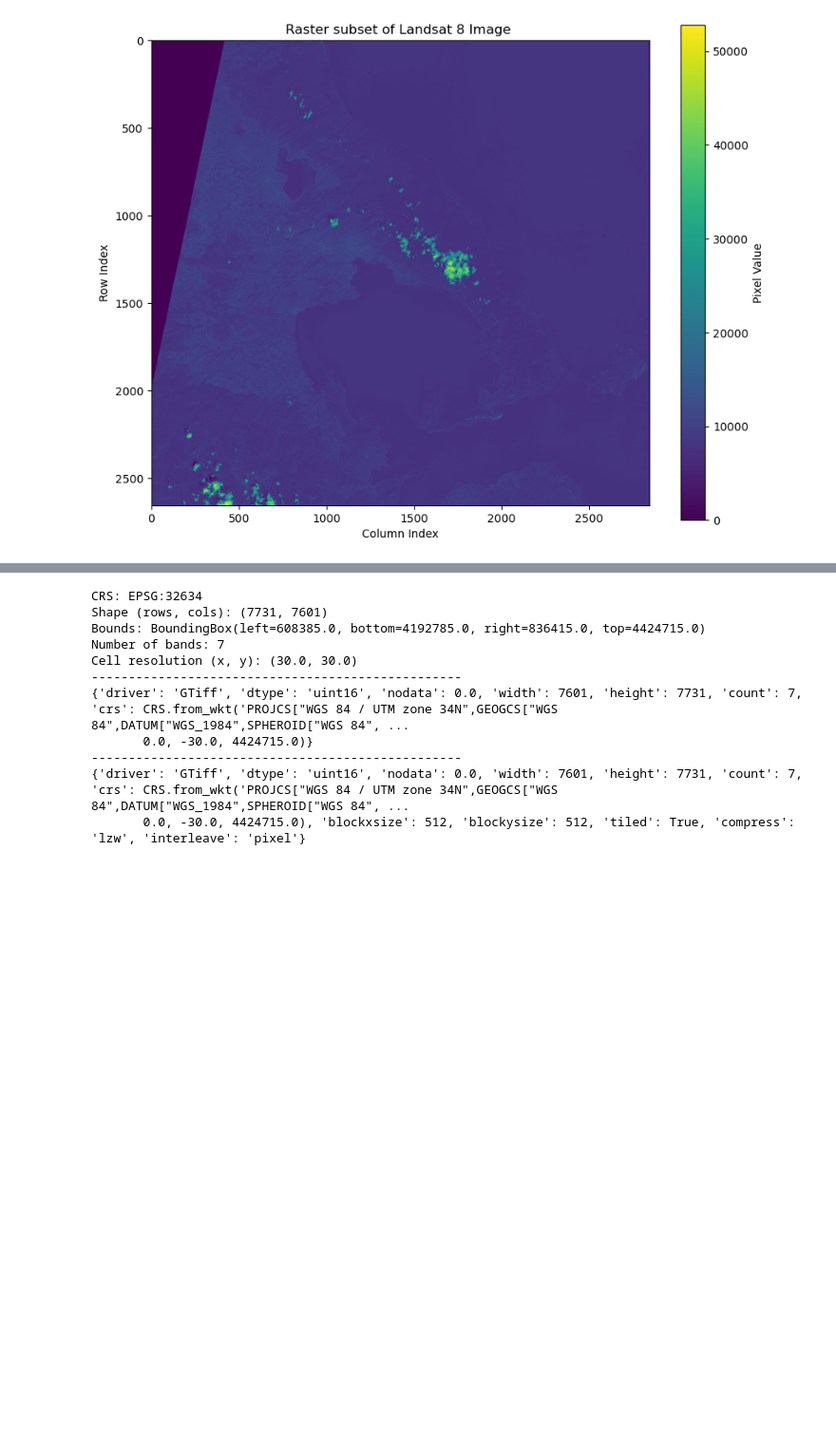
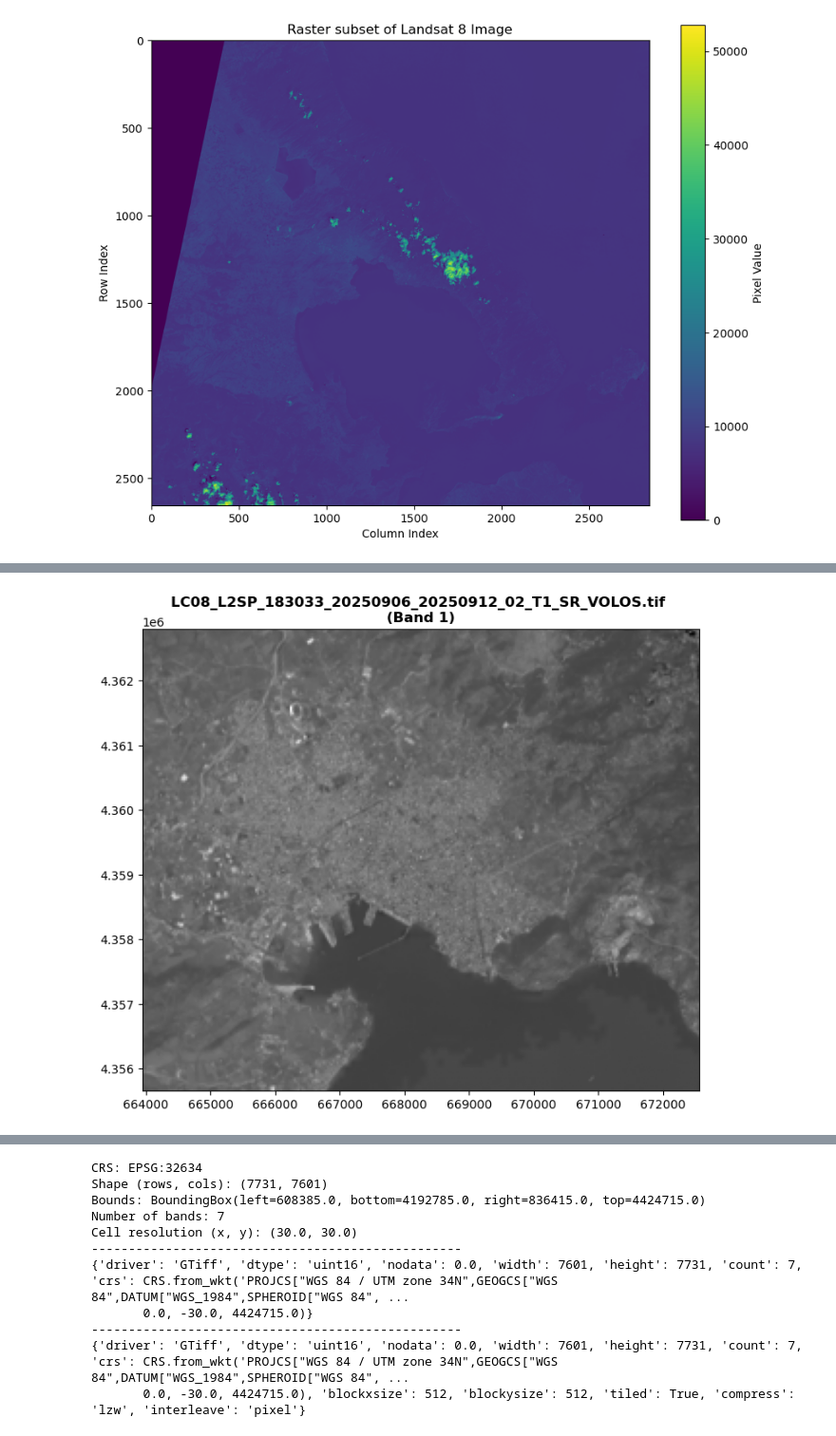
Before and after one commit to kokkytos/programming, a Jupyter notebook: _build/jupyter_execute/notebooks/Lesson_12.ipynb, the cells around one changed output, grey strips where cells are left out. Shown at 95% size. Drawn from its saved outputs; the diff is of its cells as text; code cells hidden in the pictures; blank space fills up the shorter version.

```diff
--- a/_build/jupyter_execute/notebooks/Lesson_12.ipynb
+++ b/_build/jupyter_execute/notebooks/Lesson_12.ipynb
@@ -94,0 +121,11 @@ with rasterio.open(url) as ds:
+# %%
+fig, ax = plt.subplots(1,1, figsize=(21,7))
+band_id = 1
+with rasterio.open(path) as src:
+    map1 = show(src.read(band_id),
+                ax=ax,
+                cmap=plt.cm.gray,
+                title=f'{path} \n(Band {band_id})',
+                transform=src.transform)
+# %% [output]
+[figure, added]
```
Also changed, not shown: parts of 43 cells of this notebook, 37 other files.
